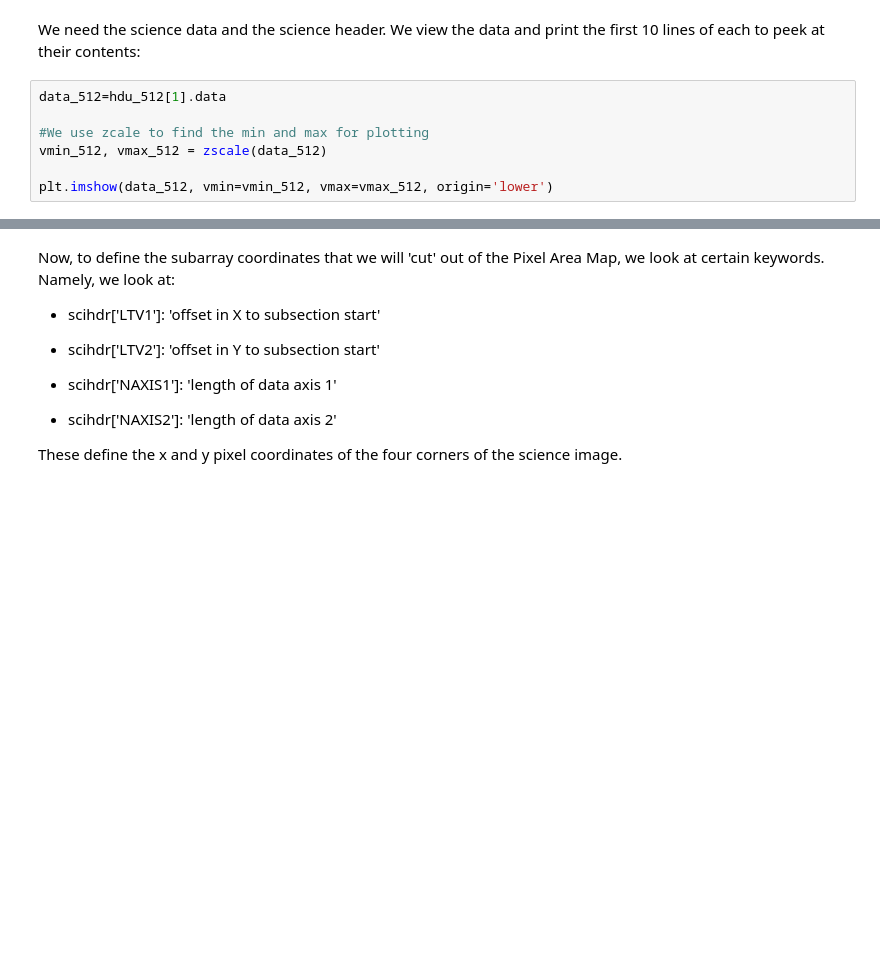
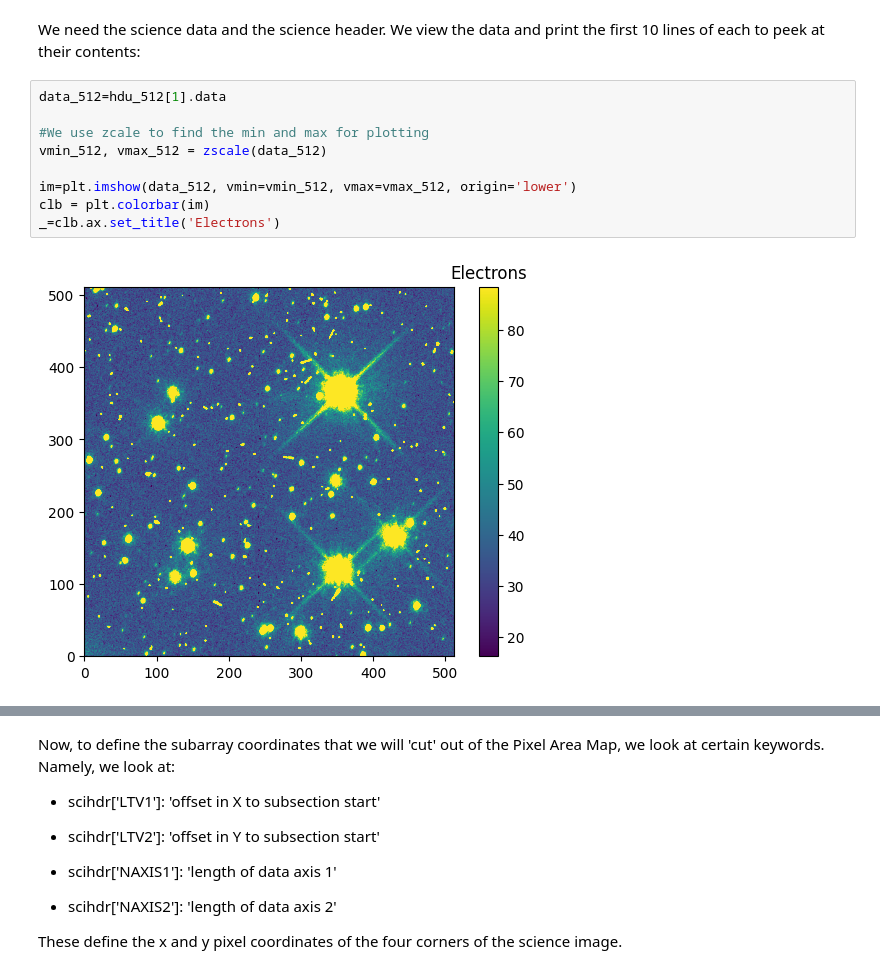
Before and after one commit to spacetelescope/WFC3Library, a Jupyter notebook: notebooks/uvis_pam_corrections/WFC3_UVIS_Pixel_Area_Map_Corrections_for_Subarrays.ipynb, the cells around one changed output, grey strips where cells are left out. Cells and saved outputs as stored; diff of their text form; blank space fills up the shorter version.

Commit message:
Corrections and colorbars added to notebook

```diff
--- a/notebooks/uvis_pam_corrections/WFC3_UVIS_Pixel_Area_Map_Corrections_for_Subarrays.ipynb
+++ b/notebooks/uvis_pam_corrections/WFC3_UVIS_Pixel_Area_Map_Corrections_for_Subarrays.ipynb
@@ -134,10 +176,14 @@ We need the science data and the science header. We view the data and print the
 # %%
 data_512=hdu_512[1].data
 
 #We use zcale to find the min and max for plotting
 vmin_512, vmax_512 = zscale(data_512)
 
-plt.imshow(data_512, vmin=vmin_512, vmax=vmax_512, origin='lower')
+im=plt.imshow(data_512, vmin=vmin_512, vmax=vmax_512, origin='lower')
+clb = plt.colorbar(im)
+_=clb.ax.set_title('Electrons')
+# %% [output]
+[figure, added]
 # %%
 scihdr_512=hdu_512[1].header
 scihdr_512[0:10]
```
Also changed, not shown: parts of 18 cells of this notebook.
